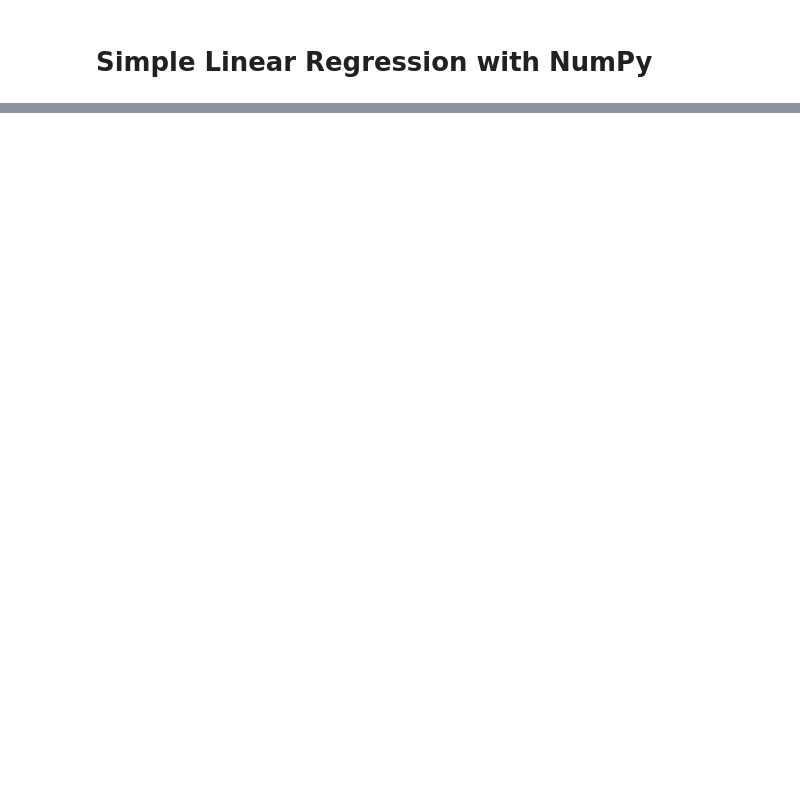
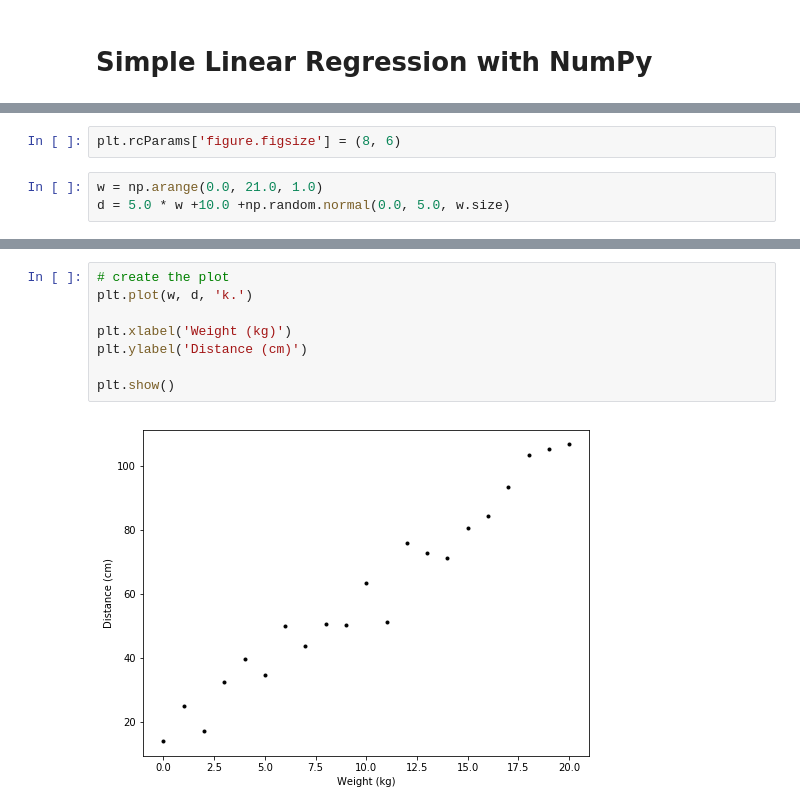
Before and after one commit to RitRa/Fundamentals_of_Data_Analysis, a Jupyter notebook: Linear regression.ipynb, the cells around one changed output, grey strips where cells are left out. Saved outputs shown, nothing was run; the diff lists cells and outputs as text; blank space fills up the shorter version.

```diff
--- a/Linear regression.ipynb
+++ b/Linear regression.ipynb
@@ -26,0 +35,5 @@ plt.show()
+# %%
+plt.rcParams['figure.figsize'] = (8, 6)
+# %%
+w = np.arange(0.0, 21.0, 1.0)
+d = 5.0 * w +10.0 +np.random.normal(0.0, 5.0, w.size)
@@ -26,0 +54,10 @@ plt.show()
+# %%
+# create the plot
+plt.plot(w, d, 'k.')
+
+plt.xlabel('Weight (kg)')
+plt.ylabel('Distance (cm)')
+
+plt.show()
+# %% [output]
+[figure, added]
```
Also changed, not shown: parts of 11 cells of this notebook.
